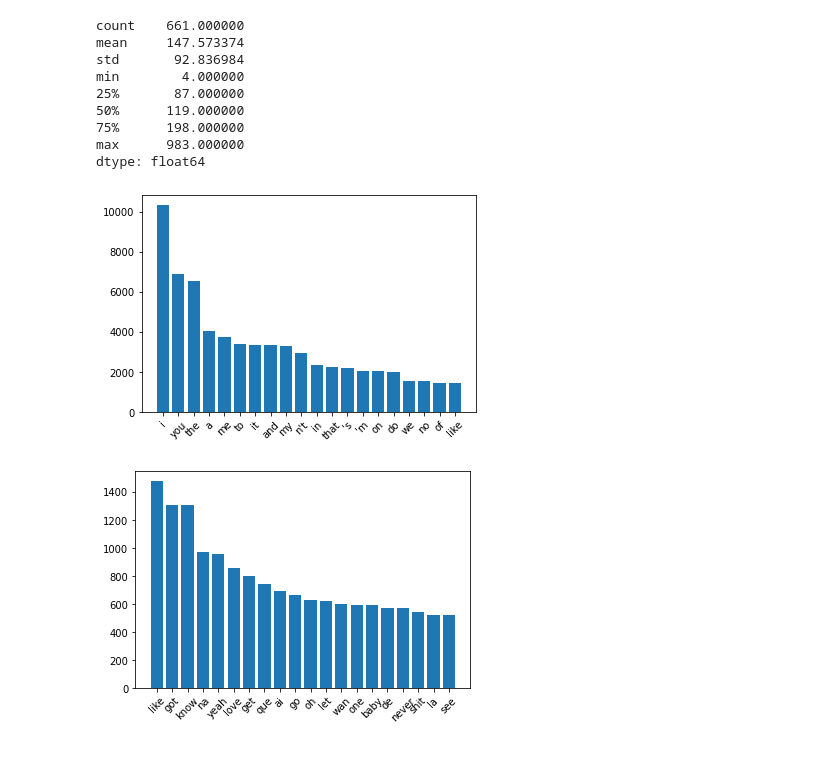
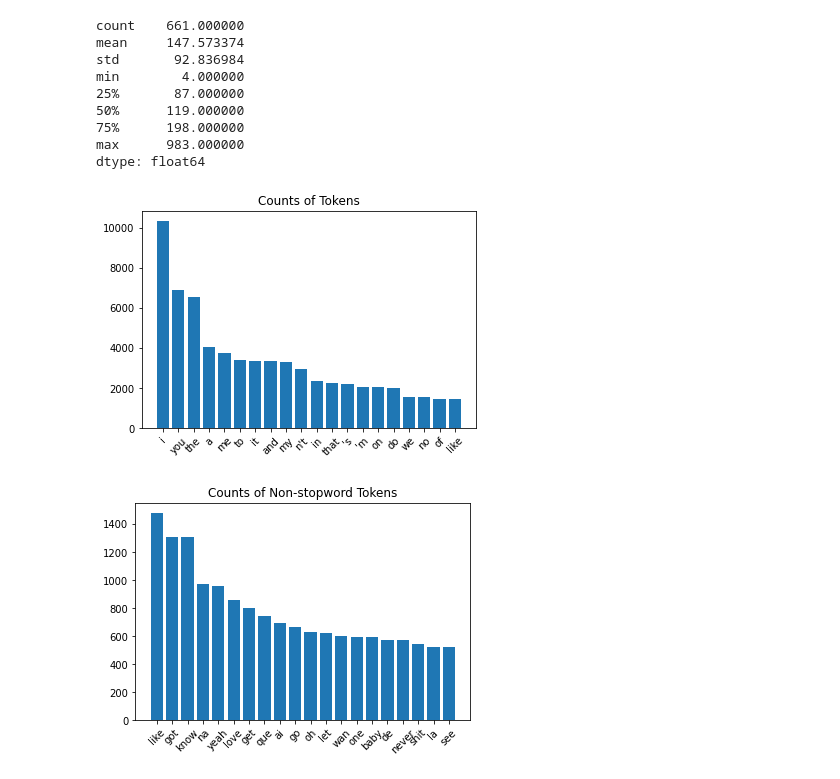
Before and after one commit to Jared-Hirsch/CS4300_Spring_2021_Project, a Jupyter notebook: scrapers/exploratory data analysis.ipynb, the cells around one changed output. Saved outputs shown, nothing was run; the diff lists cells and outputs as text; code cells hidden in the pictures.

Commit message:
fixed titles in eda viz

```diff
--- a/scrapers/exploratory data analysis.ipynb
+++ b/scrapers/exploratory data analysis.ipynb
@@ -113,14 +124,14 @@ dtype: float64
 # %%
 total_cnt = collections.Counter()
 for cnt in lyrics.values():
     total_cnt += cnt
 most_common = total_cnt.most_common(20)
 plt.bar([x[0] for x in most_common], [x[1] for x in most_common])
 plt.xticks(rotation = 45)
-plt.title("Frequency of Tokens")
+plt.title("Counts of Tokens")
 plt.show()
 # %% [output]
-[figure, old version]
+[figure, new version]
 # %%
 from nltk.corpus import stopwords
 stopwords = set(stopwords.words('english'))
@@ -129,7 +140,7 @@ nonstop_words = collections.Counter(dict([(k,v) for k,v in total_cnt.items() if
 ns_most_common = nonstop_words.most_common(20)
 plt.bar([x[0] for x in ns_most_common], [x[1] for x in ns_most_common])
 plt.xticks(rotation = 45)
-plt.tiel("Frequency of Non-stopword Tokens")
+plt.title("Counts of Non-stopword Tokens")
 plt.show()
 # %% [output]
-[figure, old version]
+[figure, new version]
```
Also changed, not shown: parts of 3 cells of this notebook, 1 other file.
